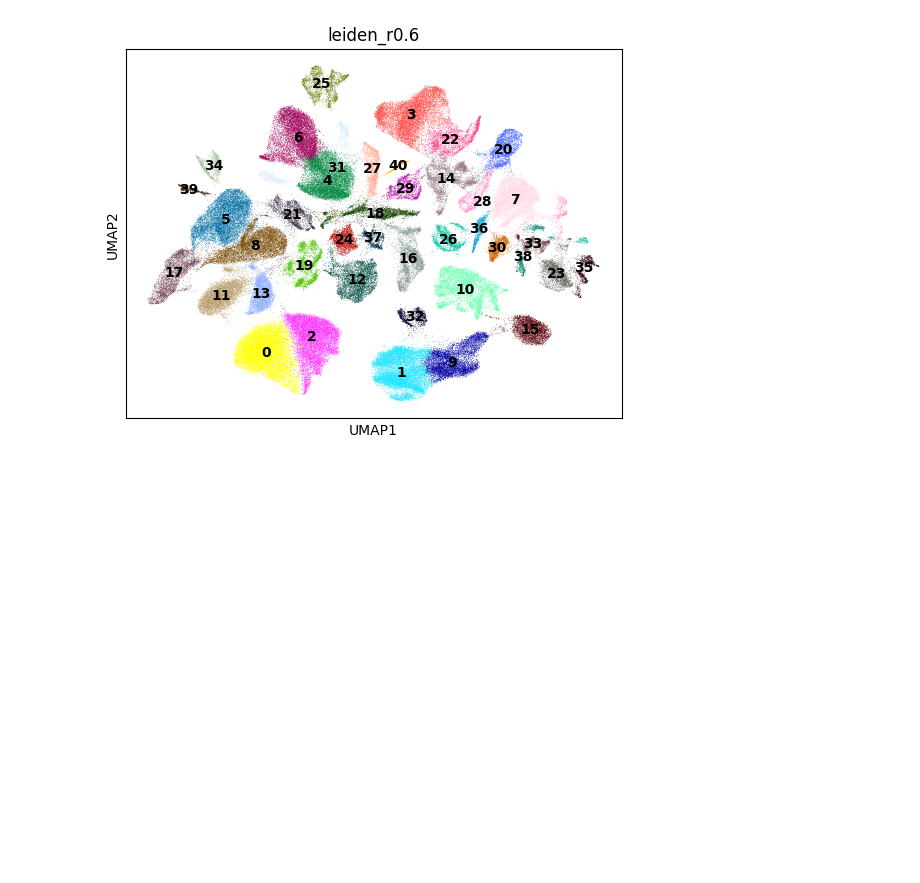
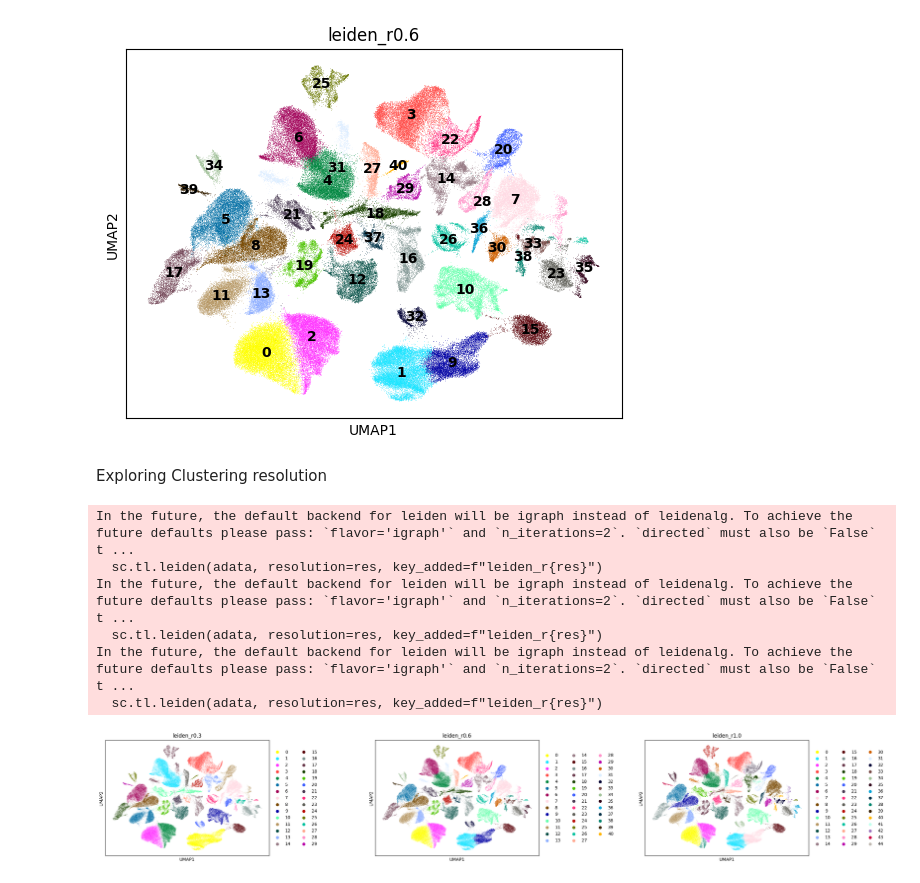
Before and after one commit to BeyondOurMinds/NSCLC-scRNA-Analysis, a Jupyter notebook: notebooks/03_neighbors_umap_clustering.ipynb, the cells around one changed output. Saved outputs shown, nothing was run; the diff lists cells and outputs as text; code cells hidden in the pictures; blank space fills up the shorter version.

```diff
--- a/notebooks/03_neighbors_umap_clustering.ipynb
+++ b/notebooks/03_neighbors_umap_clustering.ipynb
@@ -10,7 +10,7 @@ Load data & Libraries
 import scanpy as sc
 import matplotlib.pyplot as plt
 
-adata = sc.read(r"C:\Users\jtspy\OneDrive\Desktop\PersonalProject\NSCLC_Project\NSCLC-scRNA-Analysis\data\raw\figshare\adata_pca.h5ad")
+adata = sc.read(r"C:\Users\jtspy\OneDrive\Desktop\PersonalProject\NSCLC_Project\NSCLC-scRNA-Analysis\data\processed\figshare\adata_pca.h5ad")
 # %% [markdown]
 Sanity check
 # %%
@@ -91,3 +91,22 @@ sc.pl.umap(
 )
 # %% [output]
 [figure]
+# %% [markdown]
+Exploring Clustering resolution
+# %%
+for res in [0.3, 0.6, 1.0]:
+    sc.tl.leiden(adata, resolution=res, key_added=f"leiden_r{res}")
+
+sc.pl.umap(
+    adata,
+    color=["leiden_r0.3", "leiden_r0.6", "leiden_r1.0"],
+    wspace=0.5,
+)
+# %% [output]
+In the future, the default backend for leiden will be igraph instead of leidenalg. To achieve the future defaults please pass: `flavor='igraph'` and `n_iterations=2`. `directed` must also be `False` t ...
+  sc.tl.leiden(adata, resolution=res, key_added=f"leiden_r{res}")
+In the future, the default backend for leiden will be igraph instead of leidenalg. To achieve the future defaults please pass: `flavor='igraph'` and `n_iterations=2`. `directed` must also be `False` t ...
+  sc.tl.leiden(adata, resolution=res, key_added=f"leiden_r{res}")
+In the future, the default backend for leiden will be igraph instead of leidenalg. To achieve the future defaults please pass: `flavor='igraph'` and `n_iterations=2`. `directed` must also be `False` t ...
+  sc.tl.leiden(adata, resolution=res, key_added=f"leiden_r{res}")
+[figure, added]
```
Also changed, not shown: parts of 1 cell of this notebook, 3 other files.
